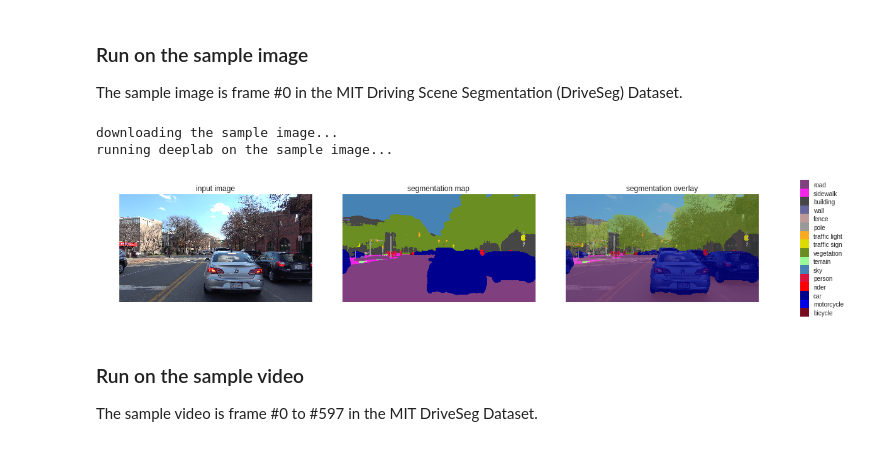
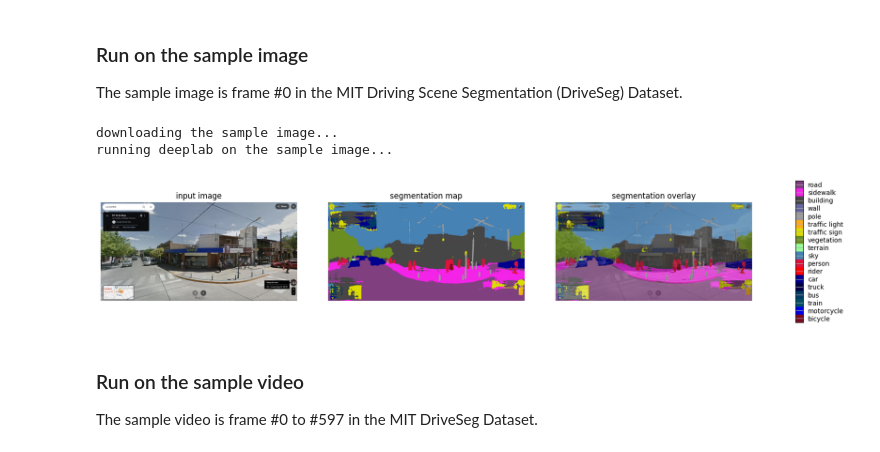
Before and after one commit to seanroulet/scene_segmentaation, a Jupyter notebook: tutorial_driving_scene_segmentation/tutorial_driving_scene_segmentation.ipynb, the cells around one changed output. Drawn from its saved outputs; the diff is of its cells as text; code cells hidden in the pictures.

Commit message:
Added link to image

```diff
--- a/tutorial_driving_scene_segmentation/tutorial_driving_scene_segmentation.ipynb
+++ b/tutorial_driving_scene_segmentation/tutorial_driving_scene_segmentation.ipynb
@@ -249,21 +249,21 @@ The sample image is frame #0 in the MIT Driving Scene Segmentation (DriveSeg) Da
 # %%
 SAMPLE_IMAGE = 'Centro North.png'
 if not os.path.isfile(SAMPLE_IMAGE):
     print('downloading the sample image...')
-    SAMPLE_IMAGE = urllib.request.urlretrieve('https://github.com/lexfridman/mit-deep-learning/blob/master/tutorial_driving_scene_segmentation/mit_driveseg_sample.png?raw=true')[0]
+    SAMPLE_IMAGE = urllib.request.urlretrieve('https://github.com/seanroulet/scene_segmentaation/raw/bc23432c096d15c9cf3fb2329d06f3b9f3e0f8bb/Centro%20North.png')[0]
 print('running deeplab on the sample image...')
 
 def run_visualization(SAMPLE_IMAGE):
     """Inferences DeepLab model and visualizes result."""
     original_im = Image.open(SAMPLE_IMAGE)
     seg_map = MODEL.run(original_im)
     vis_segmentation(original_im, seg_map)
 
 run_visualization(SAMPLE_IMAGE)
 # %% [output]
 downloading the sample image...
 running deeplab on the sample image...
-[figure, old version]
+[figure, new version]
 # %% [markdown]
 ### Run on the sample video
 The sample video is frame #0 to #597 in the MIT DriveSeg Dataset.
```
